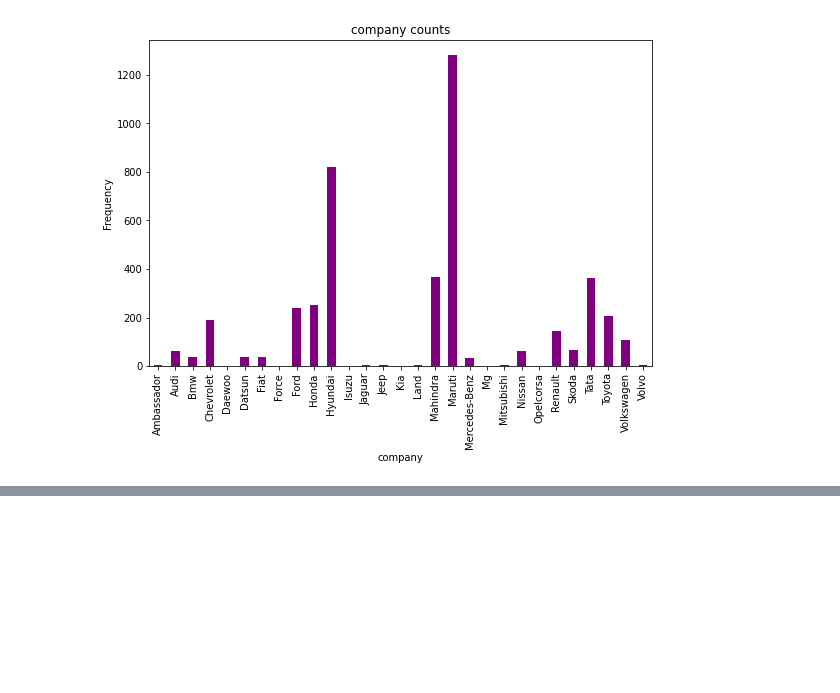
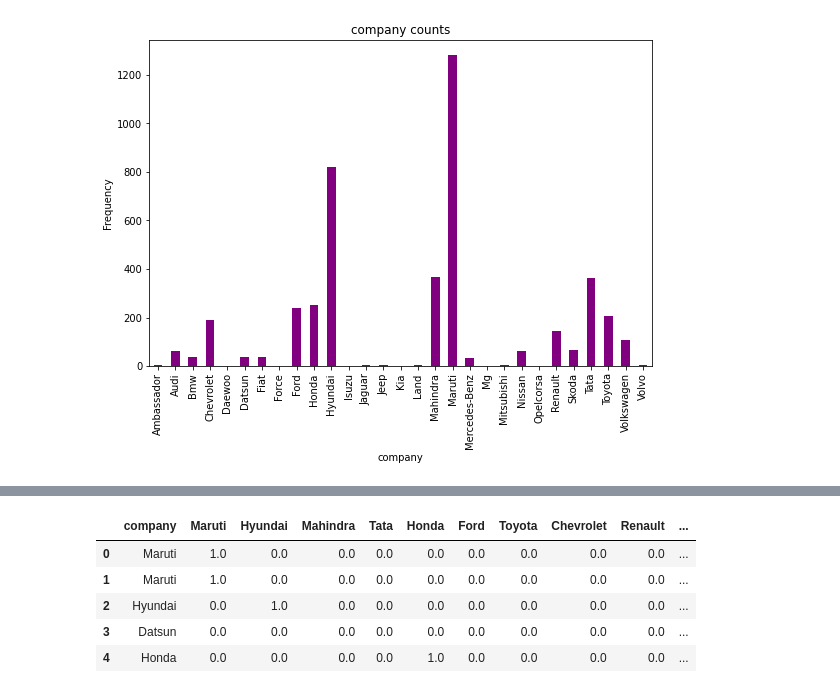
Before and after one commit to SampannaMishra/Car_Dekho_Project, a Jupyter notebook: Sampanna_Linear_Regression_(Car_Dekho).ipynb, the cells around one changed output, grey strips where cells are left out. Saved outputs shown, nothing was run; the diff lists cells and outputs as text; code cells hidden in the pictures; blank space fills up the shorter version.

```diff
--- a/Sampanna_Linear_Regression_(Car_Dekho).ipynb
+++ b/Sampanna_Linear_Regression_(Car_Dekho).ipynb
@@ -190,0 +355,4 @@ plt.show()
+# %%
+# list of most frequent categories of variables
+top_ten = [x for x in data_car.company.value_counts().sort_values(ascending=False).head(10).index]
+top_ten
@@ -190,0 +370,18 @@ plt.show()
+# %%
+# use label encoding to company column
+
+for label in top_ten:
+  data_car[label] = np.where(data_car['company']==label,1,0)
+# %%
+df5 =  data_car[['company']+top_ten].head(40)
+# %%
+data_car = pd.concat([df5,data_car],axis = 1)
+# %%
+data_car.head()
+# %% [output]
+|  | company | Maruti | Hyundai | Mahindra | Tata | Honda | Ford | Toyota | Chevrolet | Renault | ... |
+| 0 | Maruti | 1.0 | 0.0 | 0.0 | 0.0 | 0.0 | 0.0 | 0.0 | 0.0 | 0.0 | ... |
+| 1 | Maruti | 1.0 | 0.0 | 0.0 | 0.0 | 0.0 | 0.0 | 0.0 | 0.0 | 0.0 | ... |
+| 2 | Hyundai | 0.0 | 1.0 | 0.0 | 0.0 | 0.0 | 0.0 | 0.0 | 0.0 | 0.0 | ... |
+| 3 | Datsun | 0.0 | 0.0 | 0.0 | 0.0 | 0.0 | 0.0 | 0.0 | 0.0 | 0.0 | ... |
+| 4 | Honda | 0.0 | 0.0 | 0.0 | 0.0 | 1.0 | 0.0 | 0.0 | 0.0 | 0.0 | ... |
```
Also changed, not shown: parts of 62 cells of this notebook.
